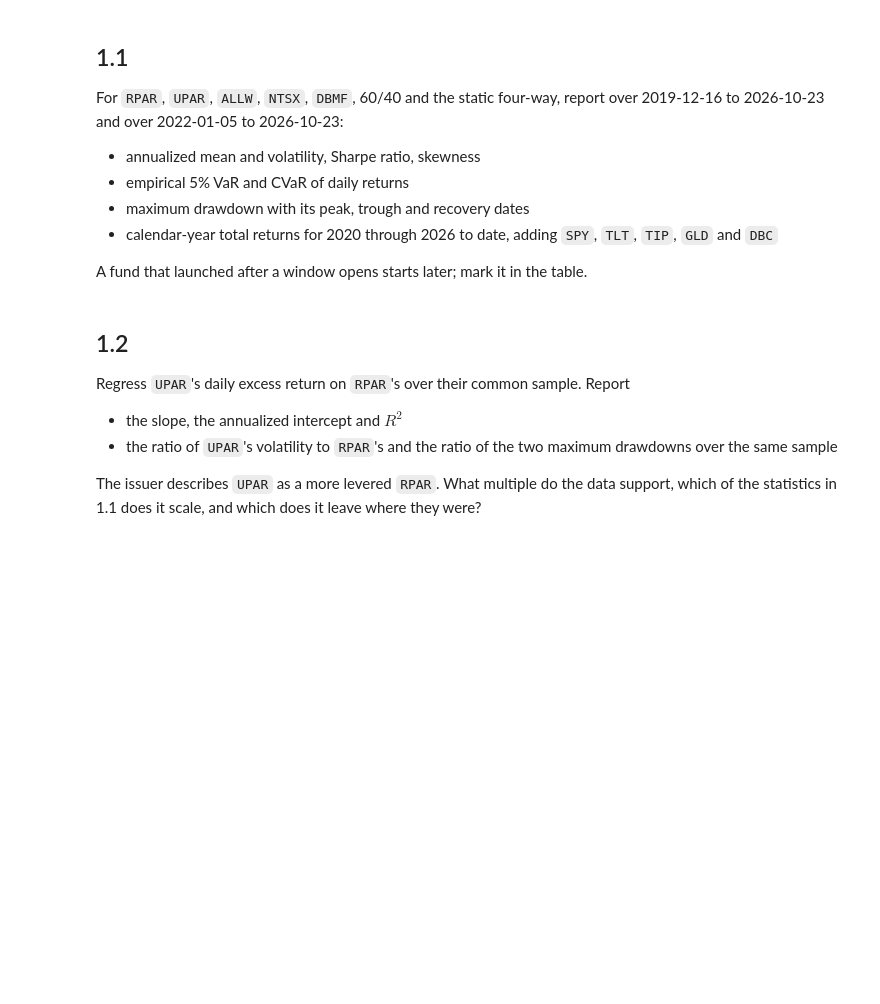
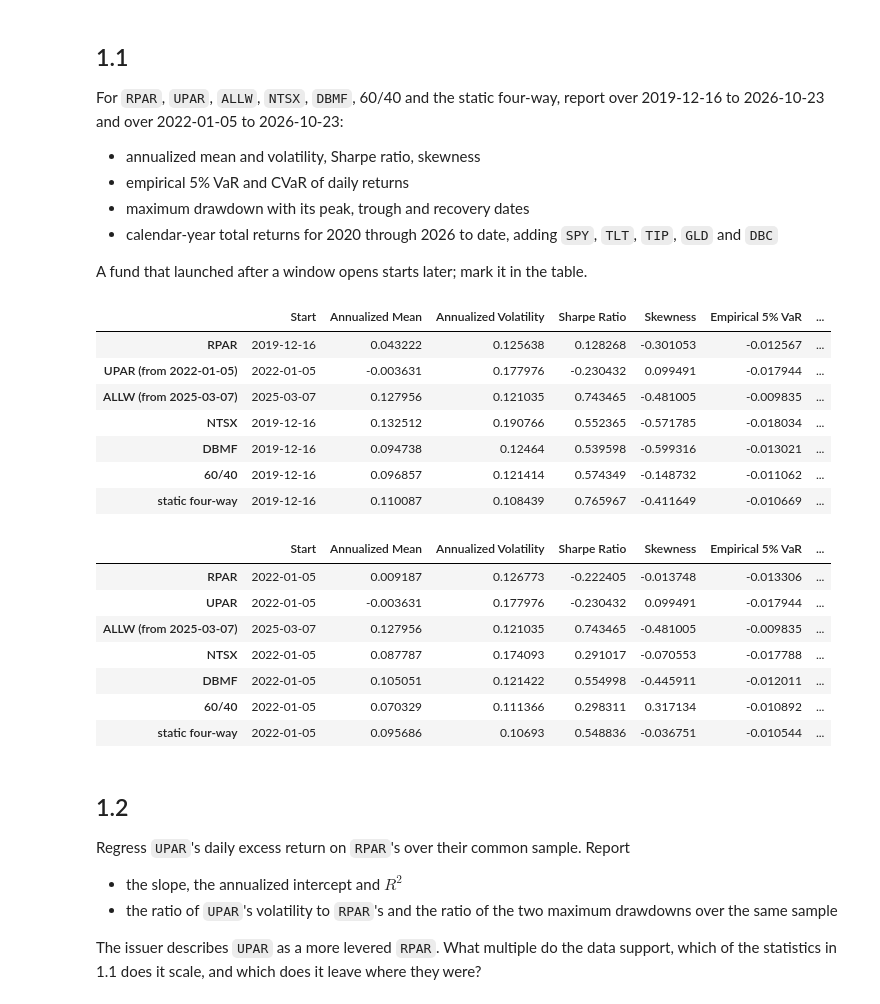
Before and after one commit to hannahkong1/midterm-project, a Jupyter notebook: risk_parity.ipynb, the cells around one changed output. Cells and saved outputs as stored; diff of their text form; code cells hidden in the pictures; blank space fills up the shorter version.

```diff
--- a/risk_parity.ipynb
+++ b/risk_parity.ipynb
@@ -110,6 +110,65 @@ For `RPAR`, `UPAR`, `ALLW`, `NTSX`, `DBMF`, 60/40 and the static four-way, repor
 * calendar-year total returns for 2020 through 2026 to date, adding `SPY`, `TLT`, `TIP`, `GLD` and `DBC`
 
 A fund that launched after a window opens starts later; mark it in the table.
+# %%
+def product_stats(returns, rf):
+    returns = returns.dropna()
+    excess_return = returns - rf.reindex(returns.index)
+    sharpe = (excess_return.mean() / excess_return.std()) * np.sqrt(252)
+    skewness = returns.skew()
+    VaR_5 = np.percentile(returns, 5)
+    CVaR_5 = returns[returns <= VaR_5].mean()
+    wealth = (1 + returns).cumprod()
+    wealth = pd.concat([pd.Series([1.0], index=[returns.index[0] - pd.Timedelta(days=1)]), wealth])
+    drawdown = wealth / wealth.cummax() - 1
+    trough = drawdown.idxmin()
+    peak = wealth[:trough].idxmax()
+    recovery = wealth[trough:][wealth[trough:] >= wealth[peak]]
+    return pd.Series({
+        "Start": returns.index[0].date(),
+        "Annualized Mean": returns.mean() * 252,
+        "Annualized Volatility": returns.std() * np.sqrt(252),
+        "Sharpe Ratio": sharpe,
+        "Skewness": skewness,
+        "Empirical 5% VaR": VaR_5,
+        "Empirical 5% CVaR": CVaR_5,
+        "Max Drawdown": drawdown.min(),
+        "Peak": peak.date(),
+        "Trough": trough.date(),
+        "Recovery": recovery.index[0].date() if len(recovery) else None
+    })
+products = LIVE + ['60/40', 'static four-way']
+start_2019 = pd.DataFrame({p: product_stats(returns.loc['2019-12-16':'2026-10-23', p], returns['SHV'])
+              for p in products}).T
+start_2022 = pd.DataFrame({p: product_stats(returns.loc['2022-01-05':'2026-10-23', p], returns['SHV'])
+              for p in products}).T
+
+late_2019 = pd.to_datetime(start_2019['Start']) > pd.Timestamp('2019-12-16')
+start_2019.index = [f"{p} (from {s})" if l else p
+               for p, s, l in zip(start_2019.index, start_2019['Start'], late_2019)]
+
+late_2022 = pd.to_datetime(start_2022['Start']) > pd.Timestamp('2022-01-05')
+start_2022.index = [f"{p} (from {s})" if l else p
+               for p, s, l in zip(start_2022.index, start_2022['Start'], late_2022)]
+display(start_2019)
+display(start_2022)
+# %% [output]
+|  | Start | Annualized Mean | Annualized Volatility | Sharpe Ratio | Skewness | Empirical 5% VaR | ... |
+| RPAR | 2019-12-16 | 0.043222 | 0.125638 | 0.128268 | -0.301053 | -0.012567 | ... |
+| UPAR (from 2022-01-05) | 2022-01-05 | -0.003631 | 0.177976 | -0.230432 | 0.099491 | -0.017944 | ... |
+| ALLW (from 2025-03-07) | 2025-03-07 | 0.127956 | 0.121035 | 0.743465 | -0.481005 | -0.009835 | ... |
+| NTSX | 2019-12-16 | 0.132512 | 0.190766 | 0.552365 | -0.571785 | -0.018034 | ... |
+| DBMF | 2019-12-16 | 0.094738 | 0.12464 | 0.539598 | -0.599316 | -0.013021 | ... |
+| 60/40 | 2019-12-16 | 0.096857 | 0.121414 | 0.574349 | -0.148732 | -0.011062 | ... |
+| static four-way | 2019-12-16 | 0.110087 | 0.108439 | 0.765967 | -0.411649 | -0.010669 | ... |
+|  | Start | Annualized Mean | Annualized Volatility | Sharpe Ratio | Skewness | Empirical 5% VaR | ... |
+| RPAR | 2022-01-05 | 0.009187 | 0.126773 | -0.222405 | -0.013748 | -0.013306 | ... |
+| UPAR | 2022-01-05 | -0.003631 | 0.177976 | -0.230432 | 0.099491 | -0.017944 | ... |
+| ALLW (from 2025-03-07) | 2025-03-07 | 0.127956 | 0.121035 | 0.743465 | -0.481005 | -0.009835 | ... |
+| NTSX | 2022-01-05 | 0.087787 | 0.174093 | 0.291017 | -0.070553 | -0.017788 | ... |
+| DBMF | 2022-01-05 | 0.105051 | 0.121422 | 0.554998 | -0.445911 | -0.012011 | ... |
+| 60/40 | 2022-01-05 | 0.070329 | 0.111366 | 0.298311 | 0.317134 | -0.010892 | ... |
+| static four-way | 2022-01-05 | 0.095686 | 0.10693 | 0.548836 | -0.036751 | -0.010544 | ... |
 # %% [markdown]
 ## 1.2
 
```
